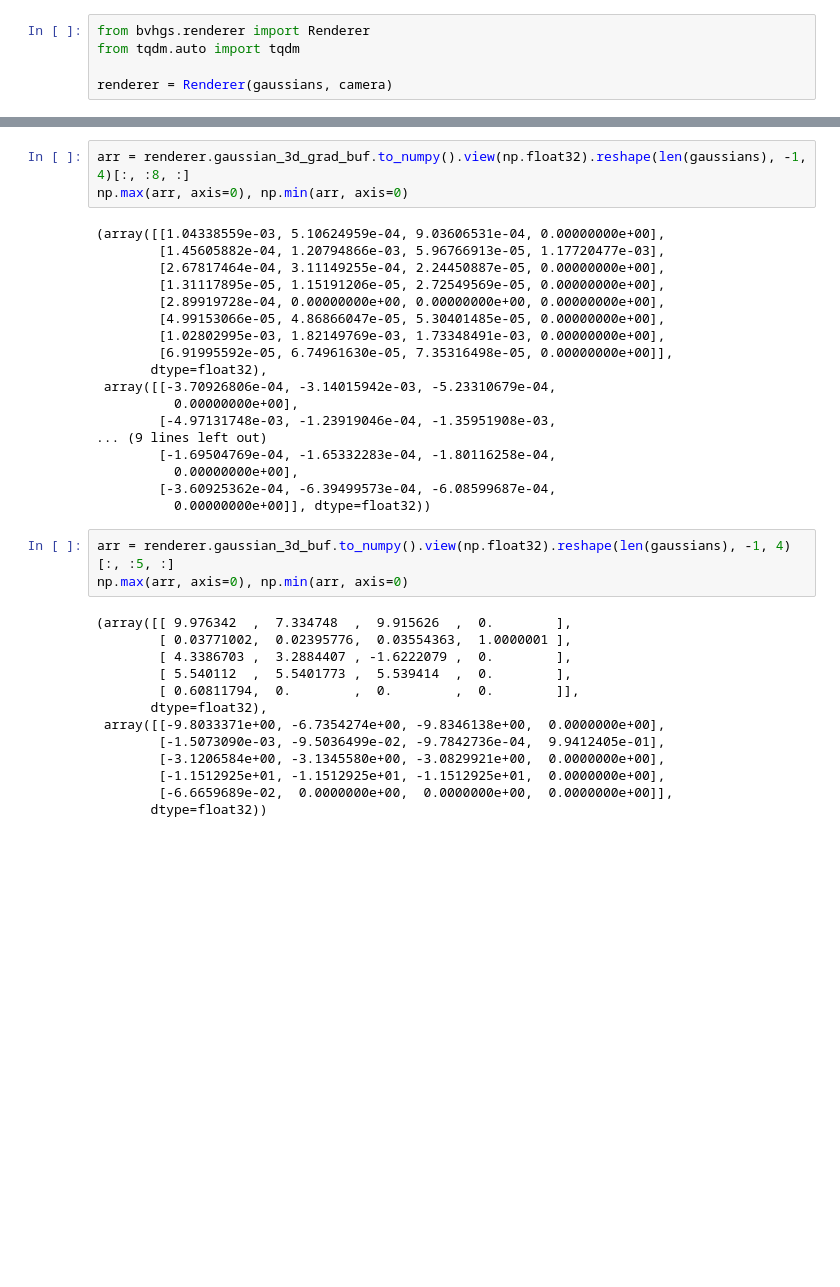
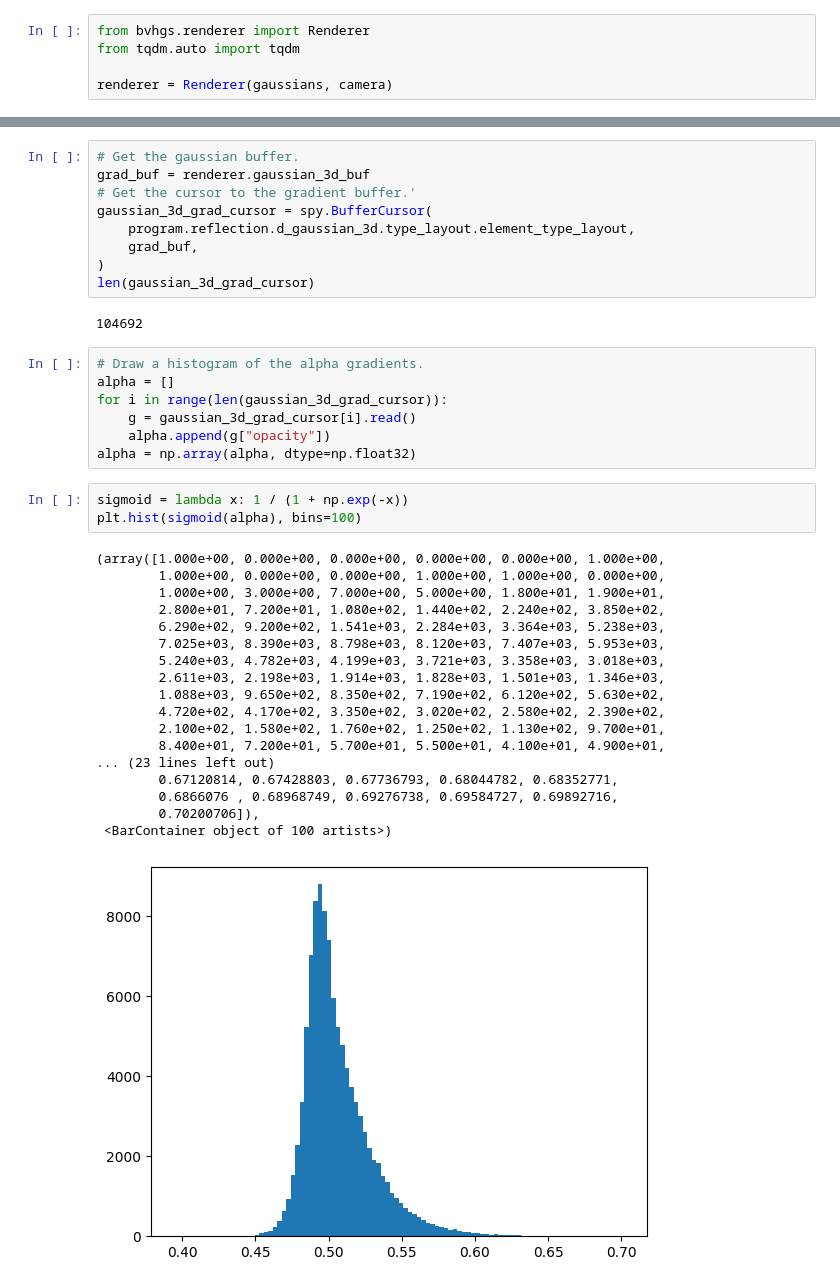
Before and after one commit to fangjunzhou/gslang, a Jupyter notebook: notebooks/optimizer.ipynb, the cells around one changed output, grey strips where cells are left out. Saved outputs shown, nothing was run; the diff lists cells and outputs as text; blank space fills up the shorter version.

```diff
--- a/notebooks/optimizer.ipynb
+++ b/notebooks/optimizer.ipynb
@@ -687,37 +727,40 @@ plt.show()
-# %%
-arr = renderer.gaussian_3d_grad_buf.to_numpy().view(np.float32).reshape(len(gaussians), -1, 4)[:, :8, :]
-np.max(arr, axis=0), np.min(arr, axis=0)
-# %% [output]
-(array([[1.04338559e-03, 5.10624959e-04, 9.03606531e-04, 0.00000000e+00],
-        [1.45605882e-04, 1.20794866e-03, 5.96766913e-05, 1.17720477e-03],
-        [2.67817464e-04, 3.11149255e-04, 2.24450887e-05, 0.00000000e+00],
-        [1.31117895e-05, 1.15191206e-05, 2.72549569e-05, 0.00000000e+00],
-        [2.89919728e-04, 0.00000000e+00, 0.00000000e+00, 0.00000000e+00],
-        [4.99153066e-05, 4.86866047e-05, 5.30401485e-05, 0.00000000e+00],
-        [1.02802995e-03, 1.82149769e-03, 1.73348491e-03, 0.00000000e+00],
-        [6.91995592e-05, 6.74961630e-05, 7.35316498e-05, 0.00000000e+00]],
-       dtype=float32),
- array([[-3.70926806e-04, -3.14015942e-03, -5.23310679e-04,
-          0.00000000e+00],
-        [-4.97131748e-03, -1.23919046e-04, -1.35951908e-03,
-... (9 lines left out)
-        [-1.69504769e-04, -1.65332283e-04, -1.80116258e-04,
-          0.00000000e+00],
-        [-3.60925362e-04, -6.39499573e-04, -6.08599687e-04,
-          0.00000000e+00]], dtype=float32))
 # %%
-arr = renderer.gaussian_3d_buf.to_numpy().view(np.float32).reshape(len(gaussians), -1, 4)[:, :5, :]
-np.max(arr, axis=0), np.min(arr, axis=0)
+# Get the gaussian buffer.
+grad_buf = renderer.gaussian_3d_buf
+# Get the cursor to the gradient buffer.'
+gaussian_3d_grad_cursor = spy.BufferCursor(
+    program.reflection.d_gaussian_3d.type_layout.element_type_layout,
+    grad_buf,
+)
+len(gaussian_3d_grad_cursor)
 # %% [output]
-(array([[ 9.976342  ,  7.334748  ,  9.915626  ,  0.        ],
-        [ 0.03771002,  0.02395776,  0.03554363,  1.0000001 ],
-        [ 4.3386703 ,  3.2884407 , -1.6222079 ,  0.        ],
-        [ 5.540112  ,  5.5401773 ,  5.539414  ,  0.        ],
-        [ 0.60811794,  0.        ,  0.        ,  0.        ]],
-       dtype=float32),
- array([[-9.8033371e+00, -6.7354274e+00, -9.8346138e+00,  0.0000000e+00],
-        [-1.5073090e-03, -9.5036499e-02, -9.7842736e-04,  9.9412405e-01],
-        [-3.1206584e+00, -3.1345580e+00, -3.0829921e+00,  0.0000000e+00],
-        [-1.1512925e+01, -1.1512925e+01, -1.1512925e+01,  0.0000000e+00],
-        [-6.6659689e-02,  0.0000000e+00,  0.0000000e+00,  0.0000000e+00]],
-       dtype=float32))
+104692
+# %%
+# Draw a histogram of the alpha gradients.
+alpha = []
+for i in range(len(gaussian_3d_grad_cursor)):
+    g = gaussian_3d_grad_cursor[i].read()
+    alpha.append(g["opacity"])
+alpha = np.array(alpha, dtype=np.float32)
+# %%
+sigmoid = lambda x: 1 / (1 + np.exp(-x))
+plt.hist(sigmoid(alpha), bins=100)
+# %% [output]
+(array([1.000e+00, 0.000e+00, 0.000e+00, 0.000e+00, 0.000e+00, 1.000e+00,
+        1.000e+00, 0.000e+00, 0.000e+00, 1.000e+00, 1.000e+00, 0.000e+00,
+        1.000e+00, 3.000e+00, 7.000e+00, 5.000e+00, 1.800e+01, 1.900e+01,
+        2.800e+01, 7.200e+01, 1.080e+02, 1.440e+02, 2.240e+02, 3.850e+02,
+        6.290e+02, 9.200e+02, 1.541e+03, 2.284e+03, 3.364e+03, 5.238e+03,
+        7.025e+03, 8.390e+03, 8.798e+03, 8.120e+03, 7.407e+03, 5.953e+03,
+        5.240e+03, 4.782e+03, 4.199e+03, 3.721e+03, 3.358e+03, 3.018e+03,
+        2.611e+03, 2.198e+03, 1.914e+03, 1.828e+03, 1.501e+03, 1.346e+03,
+        1.088e+03, 9.650e+02, 8.350e+02, 7.190e+02, 6.120e+02, 5.630e+02,
+        4.720e+02, 4.170e+02, 3.350e+02, 3.020e+02, 2.580e+02, 2.390e+02,
+        2.100e+02, 1.580e+02, 1.760e+02, 1.250e+02, 1.130e+02, 9.700e+01,
+        8.400e+01, 7.200e+01, 5.700e+01, 5.500e+01, 4.100e+01, 4.900e+01,
+... (23 lines left out)
+        0.67120814, 0.67428803, 0.67736793, 0.68044782, 0.68352771,
+        0.6866076 , 0.68968749, 0.69276738, 0.69584727, 0.69892716,
+        0.70200706]),
+ <BarContainer object of 100 artists>)
+[figure, added]
```
Also changed, not shown: parts of 31 cells of this notebook, 3 other files.
